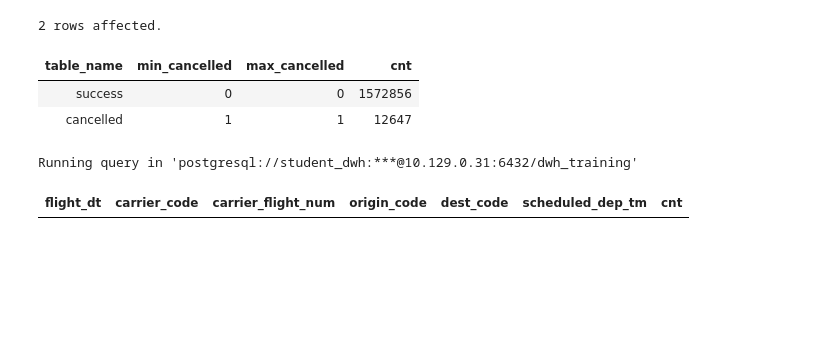
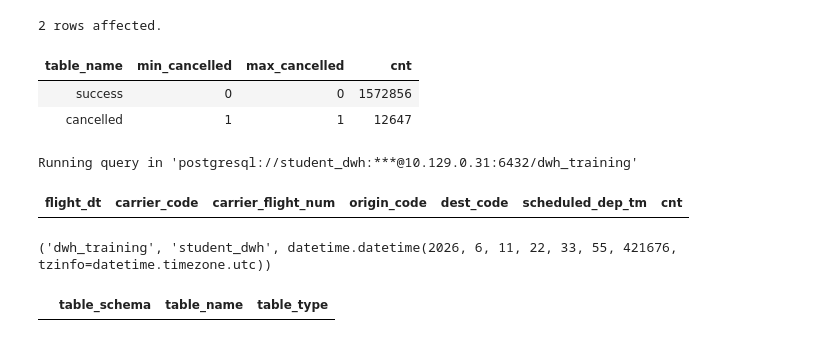
Before and after one commit to d-pascenco/dwh_sql_project_team_Tro_Sam_Ser_Pas, a Jupyter notebook: python/utils/dwh_training_sql_запросы.ipynb, the cells around one changed output. Cells and saved outputs as stored; diff of their text form; code cells hidden in the pictures; blank space fills up the shorter version.

```diff
--- a/python/utils/dwh_training_sql_запросы.ipynb
+++ b/python/utils/dwh_training_sql_запросы.ipynb
@@ -316,3 +316,44 @@ limit 20;
 # %% [output]
 Running query in 'postgresql://student_dwh:***@10.129.0.31:6432/dwh_training'
 | flight_dt | carrier_code | carrier_flight_num | origin_code | dest_code | scheduled_dep_tm | cnt |
+# %%
+
+  import os
+  from pathlib import Path
+
+  import pandas as pd
+  from dotenv import load_dotenv
+  from sqlalchemy import create_engine, text
+  from sqlalchemy.engine import URL
+
+  PROJECT_DIR = Path("/home/jovyan/work/dwh_sql_project_team_Tro_Sam_Ser_Pas")
+  load_dotenv(PROJECT_DIR / "config.env", override=True)
+
+  url = URL.create(
+      drivername="postgresql+psycopg2",
+      username=os.getenv("PG_USER"),
+      password=os.getenv("PG_PASSWORD"),
+      host=os.getenv("PG_HOST"),
+      port=int(os.getenv("PG_PORT")),
+      database=os.getenv("PG_DATABASE"),
+  )
+
+  engine = create_engine(url)
+
+  with engine.connect() as conn:
+      result = conn.execute(text("select current_database(), current_user, now()"))
+      print(result.fetchone())
+# %% [output]
+('dwh_training', 'student_dwh', datetime.datetime(2026, 6, 11, 22, 33, 55, 421676, tzinfo=datetime.timezone.utc))
+# %%
+  pd.read_sql(text("""
+  select
+      table_schema,
+      table_name,
+      table_type
+  from information_schema.tables
+  where table_schema = 'team_tro_sam_ser_pas_stg'
+  order by table_type, table_name;
+  """), engine)
+# %% [output]
+|  | table_schema | table_name | table_type |
```
Also changed, not shown: parts of 6 cells of this notebook, 4 other files.
